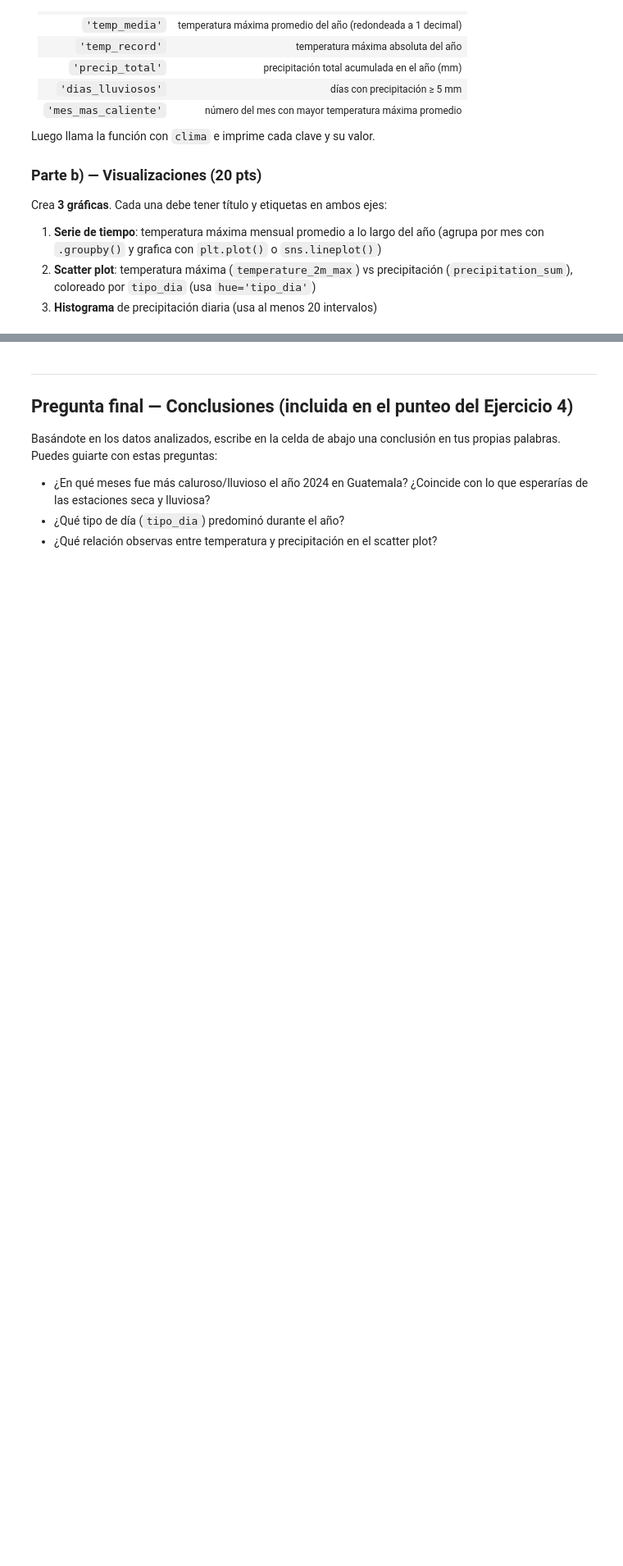
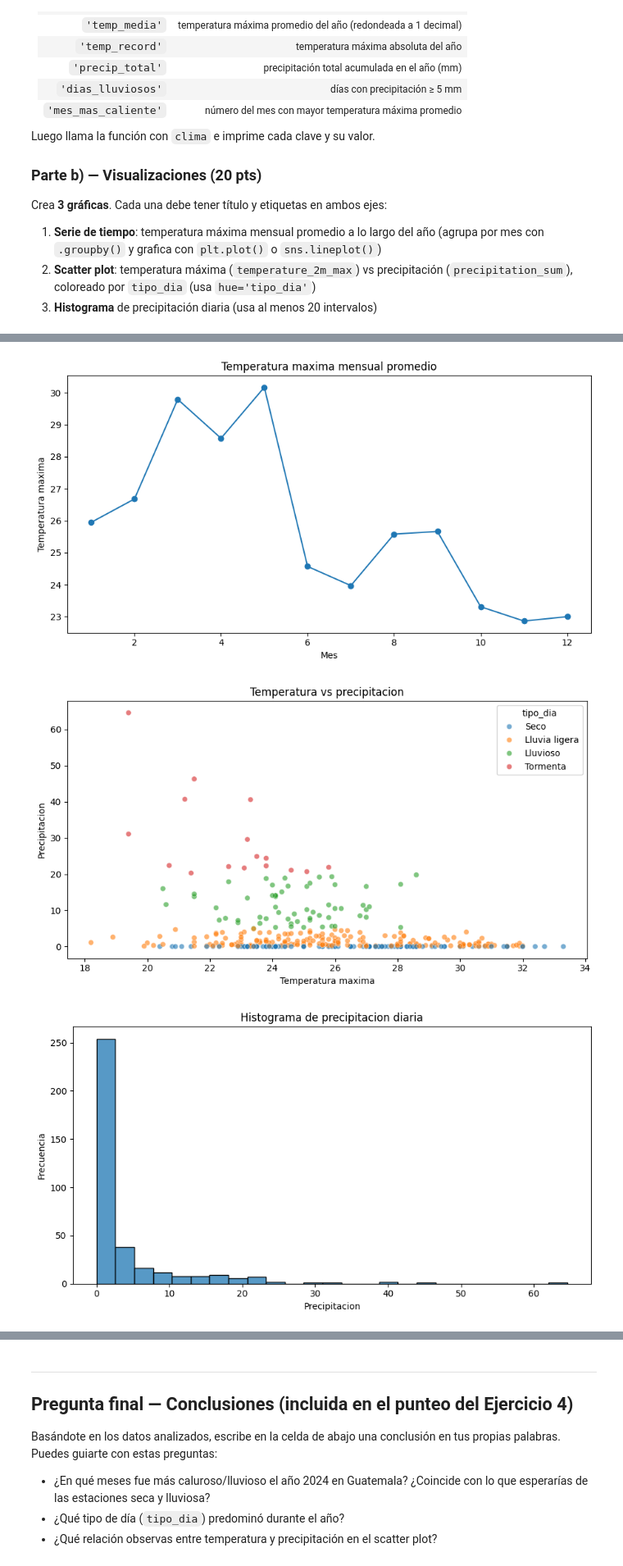
Before and after one commit to emilialarios/Final-Progra, a Jupyter notebook: examen_final_opcion_b/examen_final_b_estudiante.ipynb, the cells around one changed output, grey strips where cells are left out. Shown at 82% size. Saved outputs shown, nothing was run; the diff lists cells and outputs as text; code cells hidden in the pictures; blank space fills up the shorter version.

```diff
--- a/examen_final_opcion_b/examen_final_b_estudiante.ipynb
+++ b/examen_final_opcion_b/examen_final_b_estudiante.ipynb
@@ -329,18 +367,33 @@ e imprime el resultado.
 
 def clasificar_dia(precip):
     """Clasifica un dia segun su precipitacion."""
-    # TU CÓDIGO AQUÍ
-    pass
 
+    if precip == 0:
+        return "Seco"
+
+    elif precip < 5:
+        return "Lluvia ligera"
+
+    elif precip < 20:
+        return "Lluvioso"
+
+    else:
+        return "Tormenta"
+pass
 
 # Prueba tu función — verifica que los resultados son correctos:
 for p in [0.0, 0.5, 1.0, 3.5, 5.0, 15.0, 20.0, 45.2]:
     print(f"  precip={p:5.1f} mm  →  {clasificar_dia(p)}")
+
 
 # ── Parte b) — agregar columna y agrupar ─────────────────────────────────────
 # Hint: aplica la función con .apply()
 #   clima['tipo_dia'] = clima['precipitation_sum'].apply(clasificar_dia)
 
 # TU CÓDIGO AQUÍ — agregar columna 'tipo_dia'
+clima['tipo_dia'] = clima['precipitation_sum'].apply(clasificar_dia)
 
 # TU CÓDIGO AQUÍ — groupby('tipo_dia') para contar días por categoría
+conteo_dias = clima.groupby('tipo_dia').size()
+
+print(conteo_dias)
@@ -431,38 +525,70 @@ for clave, valor in resumen.items():
 # %%
 # ── Parte b) — Visualizaciones ───────────────────────────────────────────────
 # Gráfica 1: temperatura máxima mensual promedio (serie de tiempo)
 plt.figure(figsize=(9, 5))
+
 # Hint: agrega columna 'mes' y agrupa:
 #   clima['mes'] = clima['time'].dt.month
 #   temp_mensual = clima.groupby('mes')['temperature_2m_max'].mean()
 #   plt.plot(temp_mensual.index, temp_mensual.values, marker='o')
+
 # TU CÓDIGO AQUÍ
-plt.title("...")
-plt.xlabel("...")
-plt.ylabel("...")
+clima['mes'] = clima['time'].dt.month
+
+temp_mensual = clima.groupby('mes')['temperature_2m_max'].mean()
+
+plt.plot(temp_mensual.index, temp_mensual.values, marker='o')
+
+plt.title("Temperatura maxima mensual promedio")
+plt.xlabel("Mes")
+plt.ylabel("Temperatura maxima")
 plt.tight_layout()
 plt.show()
 
+
 # Gráfica 2: scatter temperatura vs precipitación coloreado por tipo_dia
 plt.figure(figsize=(9, 5))
+
 # Hint: sns.scatterplot(data=clima, x='temperature_2m_max',
 #                       y='precipitation_sum', hue='tipo_dia', alpha=0.6)
+
 # TU CÓDIGO AQUÍ
-plt.title("...")
-plt.xlabel("...")
-plt.ylabel("...")
+sns.scatterplot(
+    data=clima,
+    x='temperature_2m_max',
+    y='precipitation_sum',
+    hue='tipo_dia',
+    alpha=0.6
+)
+
+plt.title("Temperatura vs precipitacion")
+plt.xlabel("Temperatura maxima")
+plt.ylabel("Precipitacion")
 plt.tight_layout()
 plt.show()
 
+
 # Gráfica 3: histograma de precipitación diaria
 plt.figure(figsize=(9, 5))
+
 # Hint: sns.histplot(data=clima, x='precipitation_sum', bins=25)
+
 # TU CÓDIGO AQUÍ
-plt.title("...")
-plt.xlabel("...")
-plt.ylabel("...")
+sns.histplot(
+    data=clima,
+    x='precipitation_sum',
+    bins=25
+)
+
+plt.title("Histograma de precipitacion diaria")
+plt.xlabel("Precipitacion")
+plt.ylabel("Frecuencia")
 plt.tight_layout()
 plt.show()
+# %% [output]
+[figure, added]
+[figure, added]
+[figure, added]
 # %% [markdown]
 #### Preguntas de interpretación — Ejercicio 4
 
```
Also changed, not shown: parts of 8 cells of this notebook.
